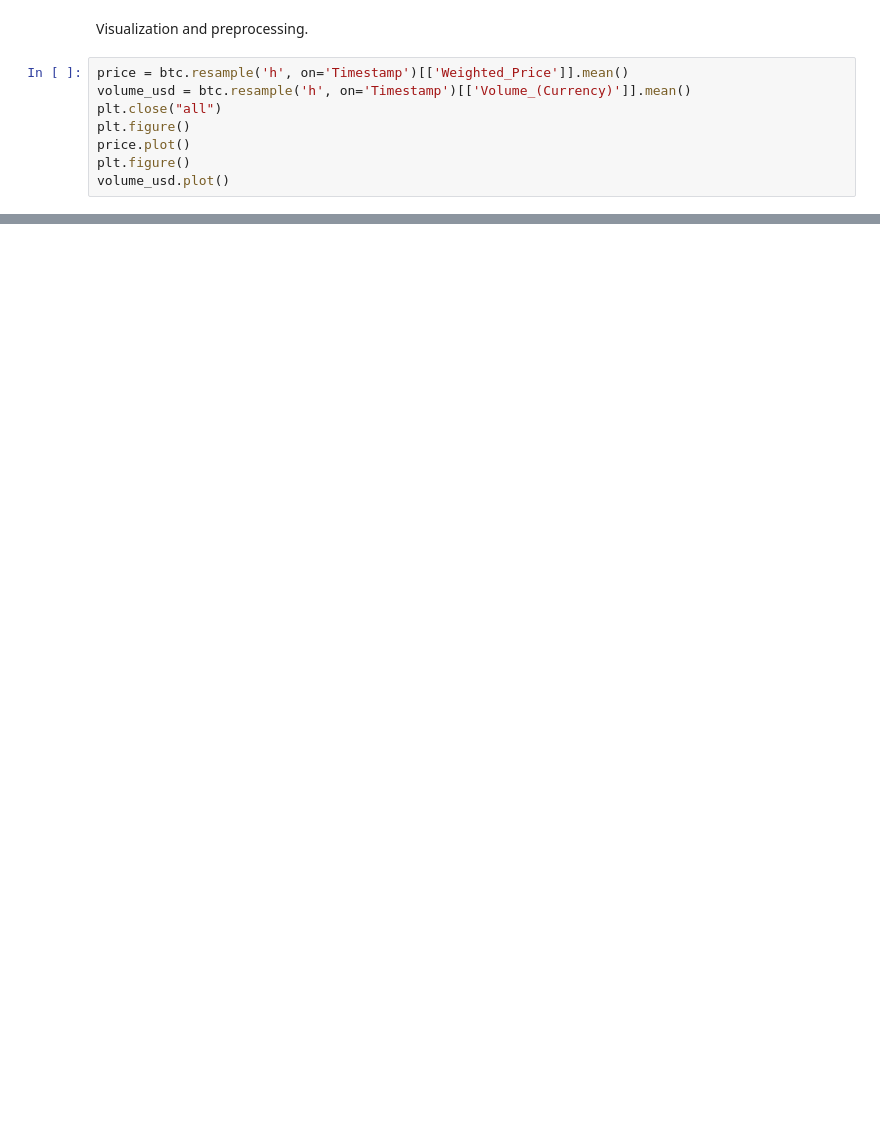
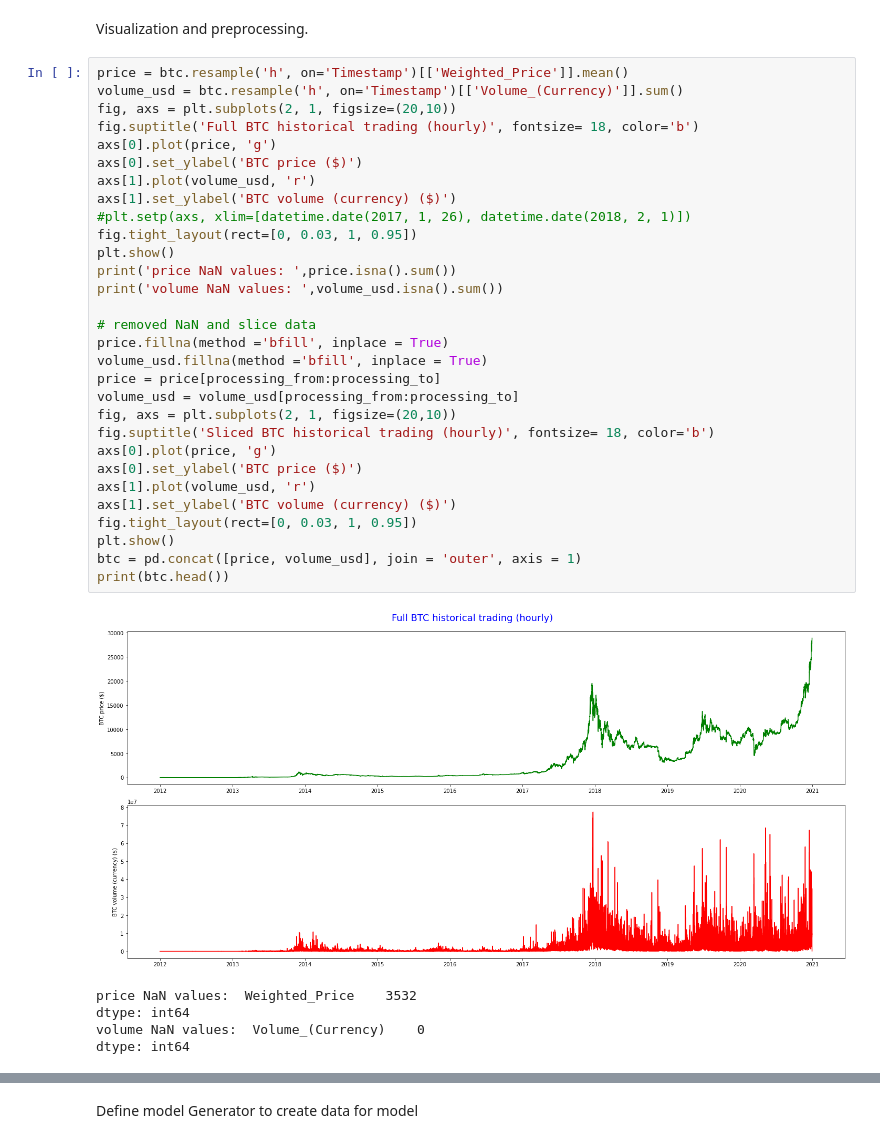
Before and after one commit to babibo180918/BTC-forecasting, a Jupyter notebook: btc_forecasting.ipynb, the cells around one changed output, grey strips where cells are left out. Drawn from its saved outputs; the diff is of its cells as text; blank space fills up the shorter version.

Commit message:
Update data preprocessing and add forecasting model using LSTM

```diff
--- a/btc_forecasting.ipynb
+++ b/btc_forecasting.ipynb
@@ -55,10 +98,38 @@ print(btc.info())
 # %% [markdown]
 Visualization and preprocessing.
-# %%
-price = btc.resample('h', on='Timestamp')[['Weighted_Price']].mean()
-volume_usd = btc.resample('h', on='Timestamp')[['Volume_(Currency)']].mean()
-plt.close("all")
-plt.figure()
-price.plot()
-plt.figure()
-volume_usd.plot()
+# %%
+price = btc.resample('h', on='Timestamp')[['Weighted_Price']].mean()
+volume_usd = btc.resample('h', on='Timestamp')[['Volume_(Currency)']].sum()
+fig, axs = plt.subplots(2, 1, figsize=(20,10))
+fig.suptitle('Full BTC historical trading (hourly)', fontsize= 18, color='b')
+axs[0].plot(price, 'g')
+axs[0].set_ylabel('BTC price ($)')
+axs[1].plot(volume_usd, 'r')
+axs[1].set_ylabel('BTC volume (currency) ($)')
+#plt.setp(axs, xlim=[datetime.date(2017, 1, 26), datetime.date(2018, 2, 1)])
+fig.tight_layout(rect=[0, 0.03, 1, 0.95])
+plt.show()
+print('price NaN values: ',price.isna().sum())
+print('volume NaN values: ',volume_usd.isna().sum())
+
+# removed NaN and slice data
+price.fillna(method ='bfill', inplace = True)
+volume_usd.fillna(method ='bfill', inplace = True)
+price = price[processing_from:processing_to]
+volume_usd = volume_usd[processing_from:processing_to]
+fig, axs = plt.subplots(2, 1, figsize=(20,10))
+fig.suptitle('Sliced BTC historical trading (hourly)', fontsize= 18, color='b')
+axs[0].plot(price, 'g')
+axs[0].set_ylabel('BTC price ($)')
+axs[1].plot(volume_usd, 'r')
+axs[1].set_ylabel('BTC volume (currency) ($)')
+fig.tight_layout(rect=[0, 0.03, 1, 0.95])
+plt.show()
+btc = pd.concat([price, volume_usd], join = 'outer', axis = 1)
+print(btc.head())
+# %% [output]
+[figure, added]
+price NaN values:  Weighted_Price    3532
+dtype: int64
+volume NaN values:  Volume_(Currency)    0
+dtype: int64
@@ -64,0 +144,2 @@ volume_usd.plot()
+# %% [markdown]
+Define model Generator to create data for model
```
Also changed, not shown: parts of 10 cells of this notebook.
